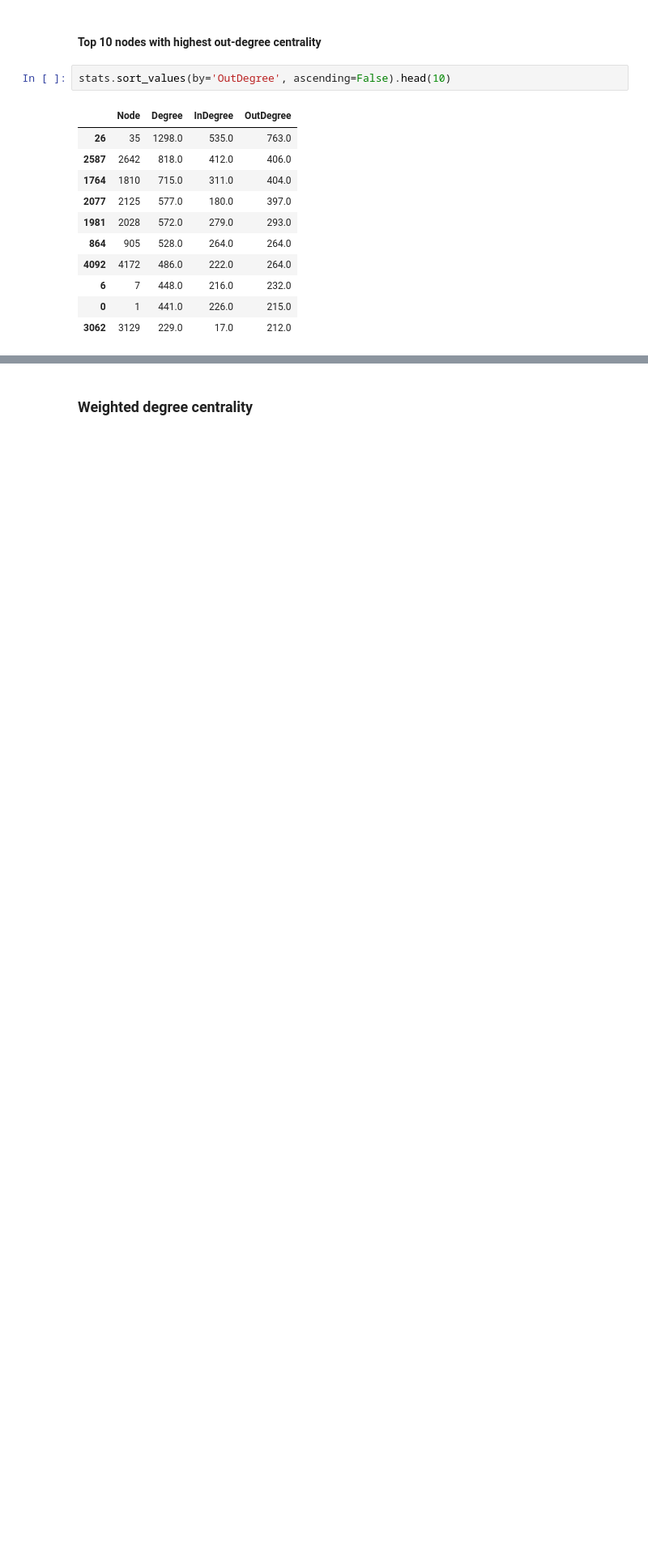
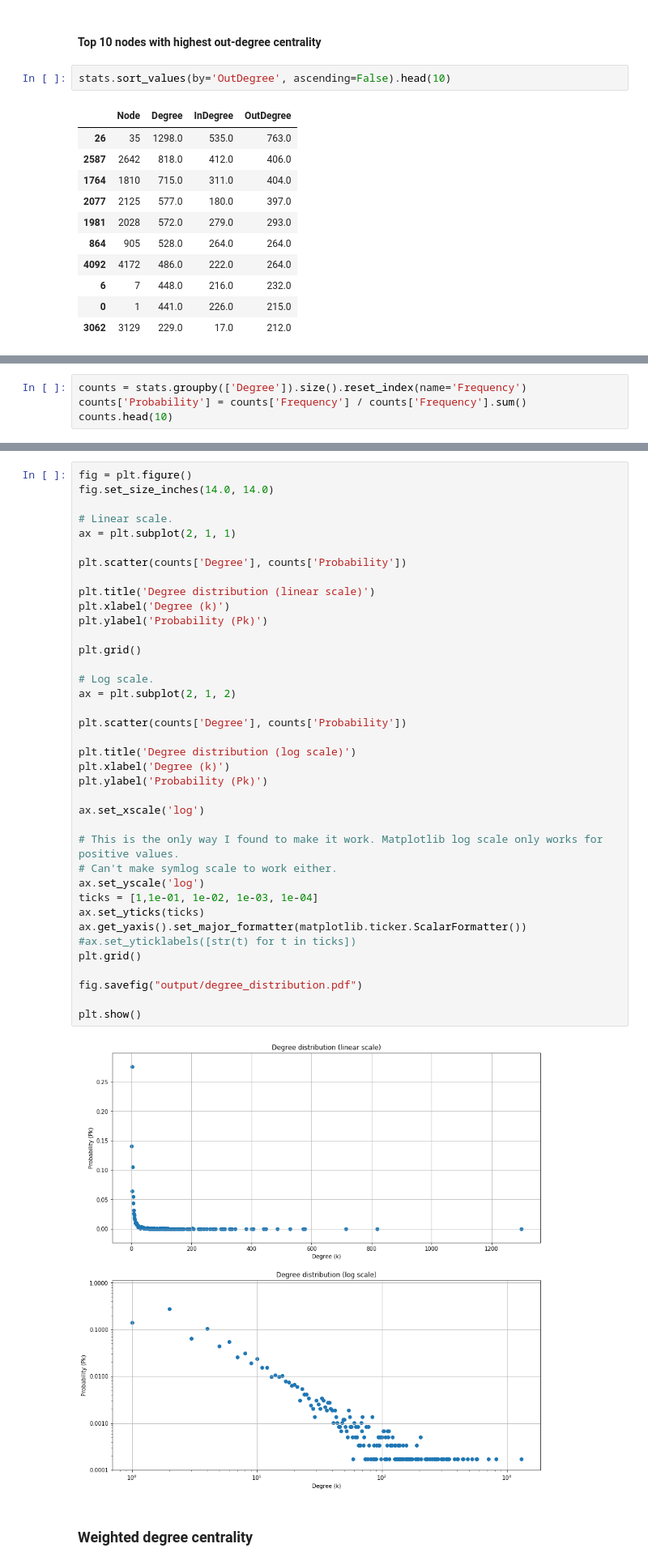
Before and after one commit to LukaszNiewinski/Network-Science, a Jupyter notebook: directed_network.ipynb, the cells around one changed output, grey strips where cells are left out. Shown at 81% size. Drawn from its saved outputs; the diff is of its cells as text; blank space fills up the shorter version.

Commit message:
Added degree distribution plot.

```diff
--- a/directed_network.ipynb
+++ b/directed_network.ipynb
@@ -195,0 +196,4 @@ stats.sort_values(by='OutDegree', ascending=False).head(10)
+# %%
+counts = stats.groupby(['Degree']).size().reset_index(name='Frequency')
+counts['Probability'] = counts['Frequency'] / counts['Frequency'].sum()
+counts.head(10)
@@ -196,3 +212,43 @@ stats.sort_values(by='OutDegree', ascending=False).head(10)
+# %%
+fig = plt.figure()
+fig.set_size_inches(14.0, 14.0)
+
+# Linear scale.
+ax = plt.subplot(2, 1, 1)
+
+plt.scatter(counts['Degree'], counts['Probability'])
+
+plt.title('Degree distribution (linear scale)')
+plt.xlabel('Degree (k)')
+plt.ylabel('Probability (Pk)')
+
+plt.grid()
+
+# Log scale.
+ax = plt.subplot(2, 1, 2)
+
+plt.scatter(counts['Degree'], counts['Probability'])
+
+plt.title('Degree distribution (log scale)')
+plt.xlabel('Degree (k)')
+plt.ylabel('Probability (Pk)')
+
+ax.set_xscale('log')
+
+# This is the only way I found to make it work. Matplotlib log scale only works for positive values.
+# Can't make symlog scale to work either.
+ax.set_yscale('log')
+ticks = [1,1e-01, 1e-02, 1e-03, 1e-04]
+ax.set_yticks(ticks)
+ax.get_yaxis().set_major_formatter(matplotlib.ticker.ScalarFormatter())
+#ax.set_yticklabels([str(t) for t in ticks])
+plt.grid()
+
+fig.savefig("output/degree_distribution.pdf")
+
+plt.show()
+# %% [output]
+[figure, added]
 # %% [markdown]
 ### Weighted degree centrality
 # %%
```
Also changed, not shown: parts of 3 cells of this notebook, 1 other file.
